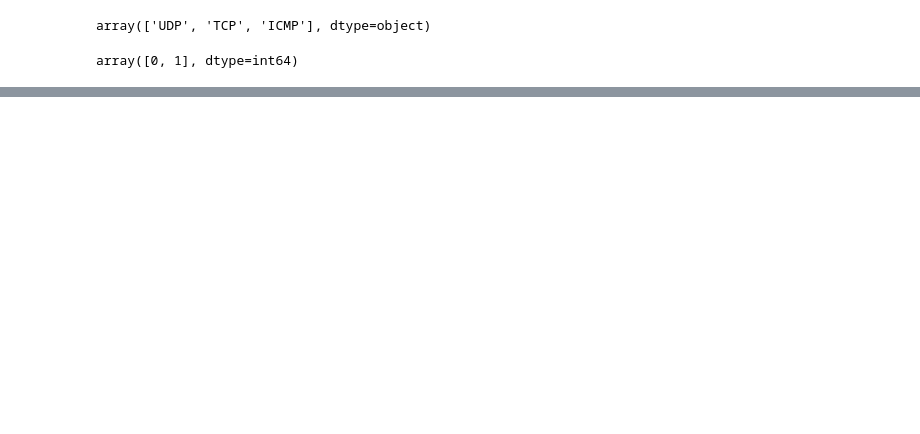
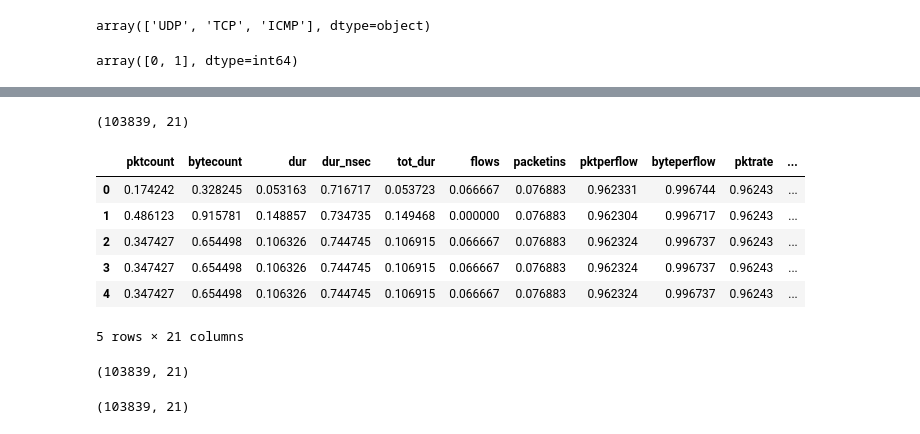
Before and after one commit to Anivesh-Agnihotri/Traffic-classification-and-mitigation-of-DDoS-Attack-in-SDN, a Jupyter notebook: Traffic_classifiaction_model_generation.ipynb, the cells around one changed output, grey strips where cells are left out. Drawn from its saved outputs; the diff is of its cells as text; code cells hidden in the pictures; blank space fills up the shorter version.

```diff
--- a/Traffic_classifiaction_model_generation.ipynb
+++ b/Traffic_classifiaction_model_generation.ipynb
@@ -103,3 +104,6 @@ df.head()
 | 3 | 11425 | 1 | 10.0.0.2 | 10.0.0.8 | 90333 | 96294978 | 200 | 744000000 | 2.010000e+11 | 3 | ... | ... |
 | 4 | 11425 | 1 | 10.0.0.2 | 10.0.0.8 | 90333 | 96294978 | 200 | 744000000 | 2.010000e+11 | 3 | ... | ... |
 5 rows × 23 columns
+# %%
+df.dropna(inplace=True)
+df.isna().sum()
@@ -127,0 +164,24 @@ array([0, 1], dtype=int64)
+# %%
+scaler=MinMaxScaler()
+# %%
+df_std =scaler.fit_transform(df)
+# %%
+df_std.shape
+# %% [output]
+(103839, 21)
+# %%
+new_df = pd.DataFrame(df_std, columns=df.columns)
+# %%
+new_df.head()
+# %% [output]
+|  | pktcount | bytecount | dur | dur_nsec | tot_dur | flows | packetins | pktperflow | byteperflow | pktrate | ... |
+| 0 | 0.174242 | 0.328245 | 0.053163 | 0.716717 | 0.053723 | 0.066667 | 0.076883 | 0.962331 | 0.996744 | 0.96243 | ... |
+| 1 | 0.486123 | 0.915781 | 0.148857 | 0.734735 | 0.149468 | 0.000000 | 0.076883 | 0.962304 | 0.996717 | 0.96243 | ... |
+| 2 | 0.347427 | 0.654498 | 0.106326 | 0.744745 | 0.106915 | 0.066667 | 0.076883 | 0.962324 | 0.996737 | 0.96243 | ... |
+| 3 | 0.347427 | 0.654498 | 0.106326 | 0.744745 | 0.106915 | 0.066667 | 0.076883 | 0.962324 | 0.996737 | 0.96243 | ... |
+| 4 | 0.347427 | 0.654498 | 0.106326 | 0.744745 | 0.106915 | 0.066667 | 0.076883 | 0.962324 | 0.996737 | 0.96243 | ... |
+5 rows × 21 columns
+# %%
+new_df.shape
+# %% [output]
+(103839, 21)
@@ -127,0 +191,4 @@ array([0, 1], dtype=int64)
+# %%
+new_df.shape
+# %% [output]
+(103839, 21)
```
Also changed, not shown: parts of 9 cells of this notebook.
